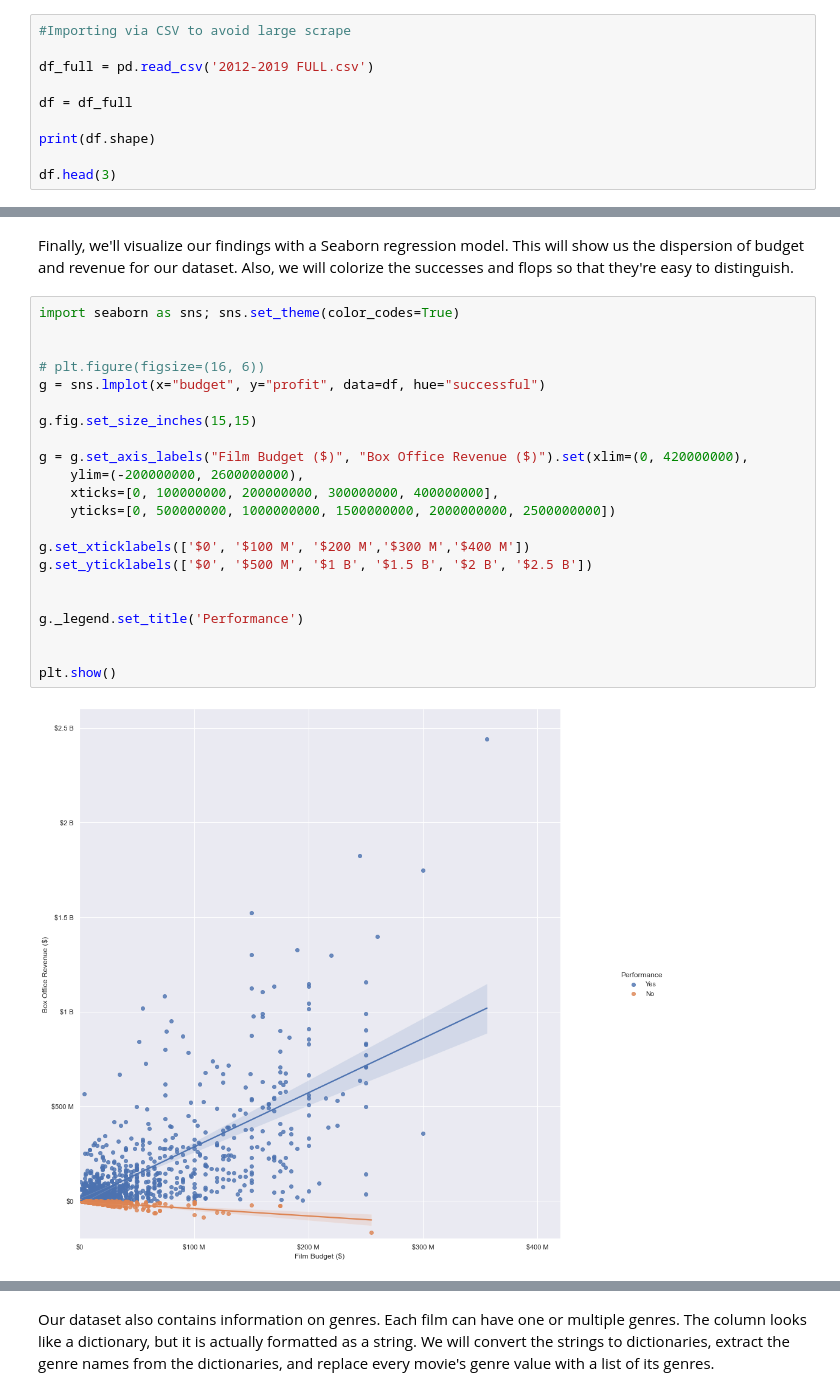
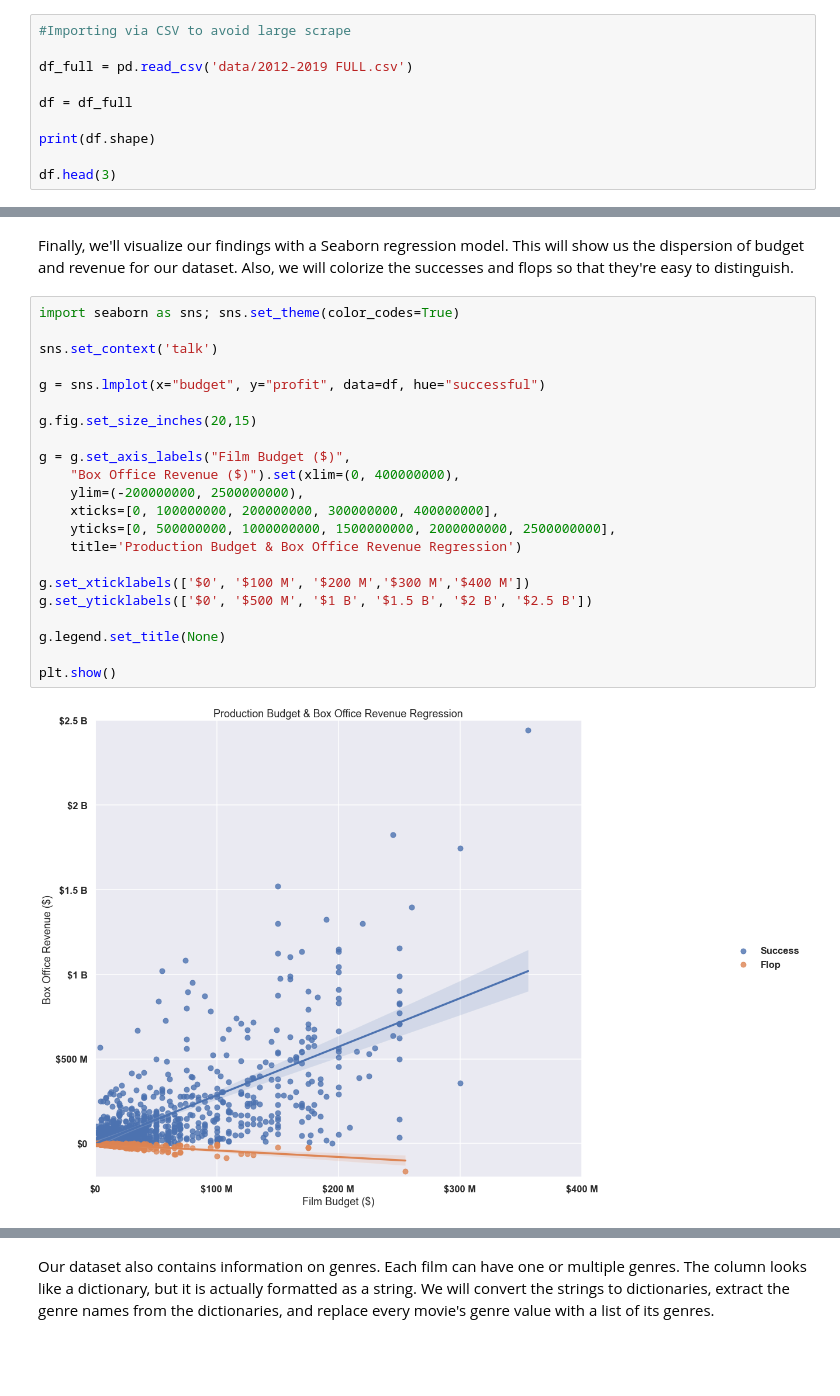
Before and after one commit to Drymander/dsc-phase-1-project, a Jupyter notebook: Final Notebook.ipynb, the cells around one changed output, grey strips where cells are left out. Cells and saved outputs as stored; diff of their text form; blank space fills up the shorter version.

```diff
--- a/Final Notebook.ipynb
+++ b/Final Notebook.ipynb
@@ -132,7 +137,7 @@ Scrape is set to False.
 # %%
 #Importing via CSV to avoid large scrape
 
-df_full = pd.read_csv('2012-2019 FULL.csv')
+df_full = pd.read_csv('data/2012-2019 FULL.csv')
 
 df = df_full
 
@@ -224,25 +223,25 @@ Finally, we'll visualize our findings with a Seaborn regression model.  This wil
 # %%
 import seaborn as sns; sns.set_theme(color_codes=True)
 
+sns.set_context('talk')
 
-# plt.figure(figsize=(16, 6))
 g = sns.lmplot(x="budget", y="profit", data=df, hue="successful")
 
-g.fig.set_size_inches(15,15)
+g.fig.set_size_inches(20,15)
 
-g = g.set_axis_labels("Film Budget ($)", "Box Office Revenue ($)").set(xlim=(0, 420000000),
-    ylim=(-200000000, 2600000000),
+g = g.set_axis_labels("Film Budget ($)",
+    "Box Office Revenue ($)").set(xlim=(0, 400000000),
+    ylim=(-200000000, 2500000000),
     xticks=[0, 100000000, 200000000, 300000000, 400000000],
-    yticks=[0, 500000000, 1000000000, 1500000000, 2000000000, 2500000000])
+    yticks=[0, 500000000, 1000000000, 1500000000, 2000000000, 2500000000],
+    title='Production Budget & Box Office Revenue Regression')
 
 g.set_xticklabels(['$0', '$100 M', '$200 M','$300 M','$400 M'])
 g.set_yticklabels(['$0', '$500 M', '$1 B', '$1.5 B', '$2 B', '$2.5 B'])
 
-
-g._legend.set_title('Performance')
-
+g.legend.set_title(None)
 
 plt.show()
 # %% [output]
-[figure, old version]
+[figure, new version]
 # %% [markdown]
```
Also changed, not shown: parts of 30 cells of this notebook, 18 other files.
